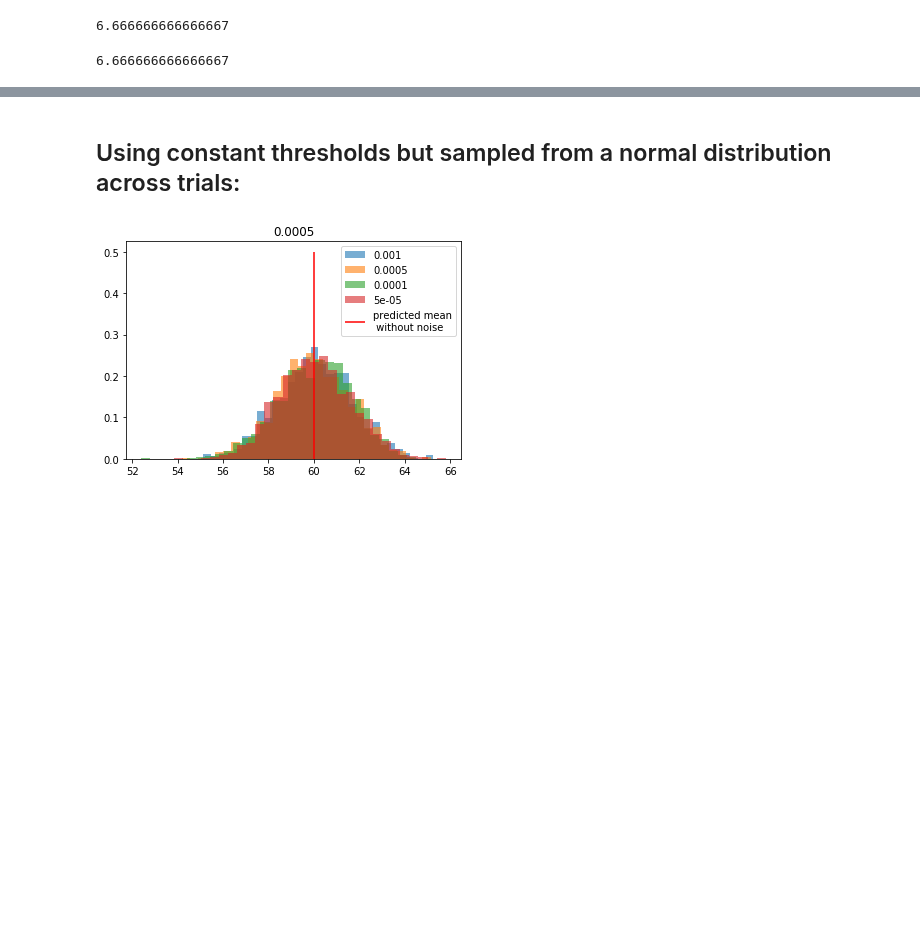
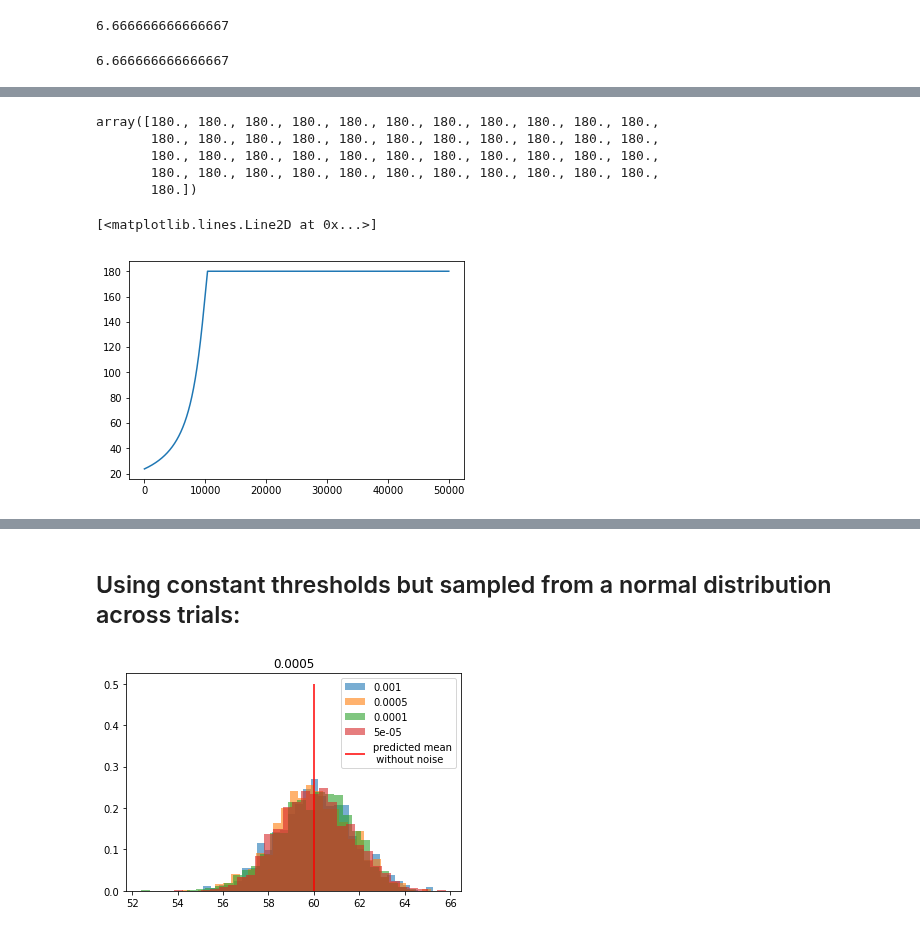
Before and after one commit to awakenting/master-thesis, a Jupyter notebook: code/test_timescale_of_threshold_noise.ipynb, the cells around one changed output, grey strips where cells are left out. Cells and saved outputs as stored; diff of their text form; code cells hidden in the pictures; blank space fills up the shorter version.

```diff
--- a/code/test_timescale_of_threshold_noise.ipynb
+++ b/code/test_timescale_of_threshold_noise.ipynb
@@ -162,0 +248,13 @@ estimated_std
+# %%
+stims[mfpt_idc[5:].astype(int)]
+# %% [output]
+array([180., 180., 180., 180., 180., 180., 180., 180., 180., 180., 180.,
+       180., 180., 180., 180., 180., 180., 180., 180., 180., 180., 180.,
+       180., 180., 180., 180., 180., 180., 180., 180., 180., 180., 180.,
+       180., 180., 180., 180., 180., 180., 180., 180., 180., 180., 180.,
+       180.])
+# %%
+plt.plot(stims)
+# %% [output]
+[<matplotlib.lines.Line2D at 0x...>]
+[figure, added]
```
Also changed, not shown: parts of 13 cells of this notebook, 3 other files.
